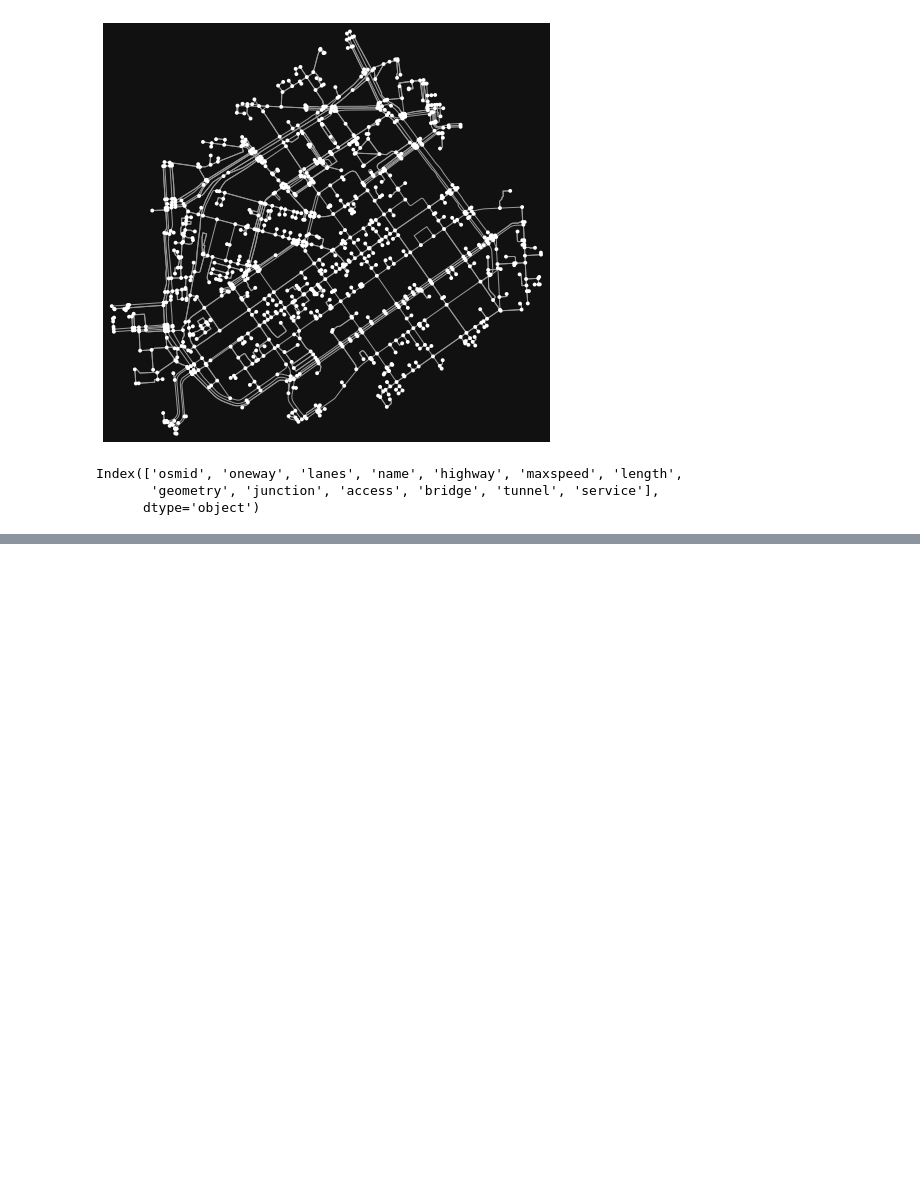
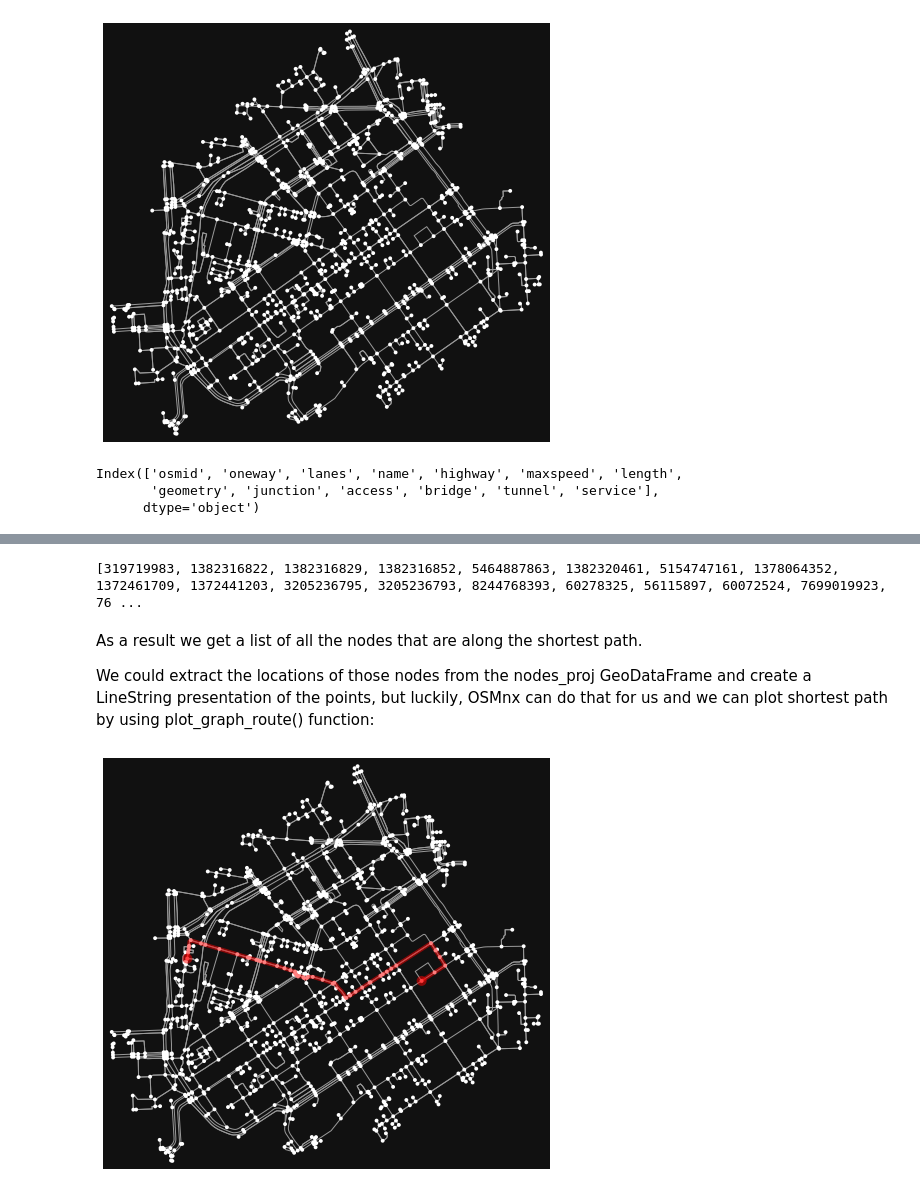
Before and after one commit to NeoForNew/learnOsmnx, a Jupyter notebook: funcitons_in_osmnx.ipynb, the cells around one changed output, grey strips where cells are left out. Cells and saved outputs as stored; diff of their text form; code cells hidden in the pictures; blank space fills up the shorter version.

```diff
--- a/funcitons_in_osmnx.ipynb
+++ b/funcitons_in_osmnx.ipynb
@@ -46,0 +253,10 @@ Index(['osmid', 'oneway', 'lanes', 'name', 'highway', 'maxspeed', 'length',
+# %%
+# Get origin x and y coordinates
+orig_xy = (origin.y, origin.x)
+
+# Get target x and y coordinates
+target_xy = (destination.y, destination.x)
+# %%
+# Find the node in the graph that is closest to the origin point (here, we want to get the node id)
+orig_node_id = ox.get_nearest_node(graph_proj, orig_xy, method='euclidean')
+orig_node_id
@@ -46,0 +265,4 @@ Index(['osmid', 'oneway', 'lanes', 'name', 'highway', 'maxspeed', 'length',
+# %%
+# Find the node in the graph that is closest to the target point (here, we want to get the node id)
+target_node_id = ox.get_nearest_node(graph_proj, target_xy, method='euclidean')
+target_node_id
@@ -46,0 +294,17 @@ Index(['osmid', 'oneway', 'lanes', 'name', 'highway', 'maxspeed', 'length',
+# %%
+# Calculate the shortest path
+route = nx.shortest_path(G=graph_proj, source=orig_node_id, target=target_node_id, weight='length')
+
+# Show what we have
+print(route)
+# %% [output]
+[319719983, 1382316822, 1382316829, 1382316852, 5464887863, 1382320461, 5154747161, 1378064352, 1372461709, 1372441203, 3205236795, 3205236793, 8244768393, 60278325, 56115897, 60072524, 7699019923, 76 ...
+# %% [markdown]
+As a result we get a list of all the nodes that are along the shortest path.
+
+We could extract the locations of those nodes from the nodes_proj GeoDataFrame and create a LineString presentation of the points, but luckily, OSMnx can do that for us and we can plot shortest path by using plot_graph_route() function:
+# %%
+# Plot the shortest path
+fig, ax = ox.plot_graph_route(graph_proj, route)
+# %% [output]
+[figure, added]
```
Also changed, not shown: parts of 61 cells of this notebook.
